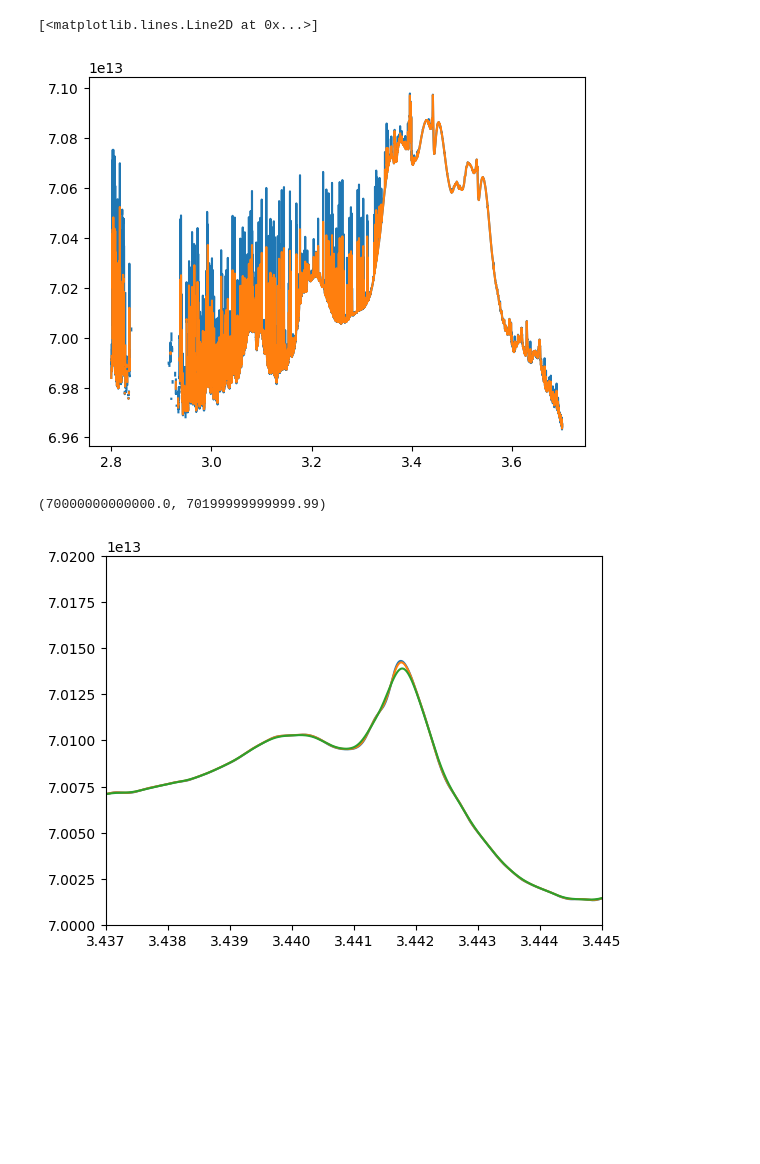
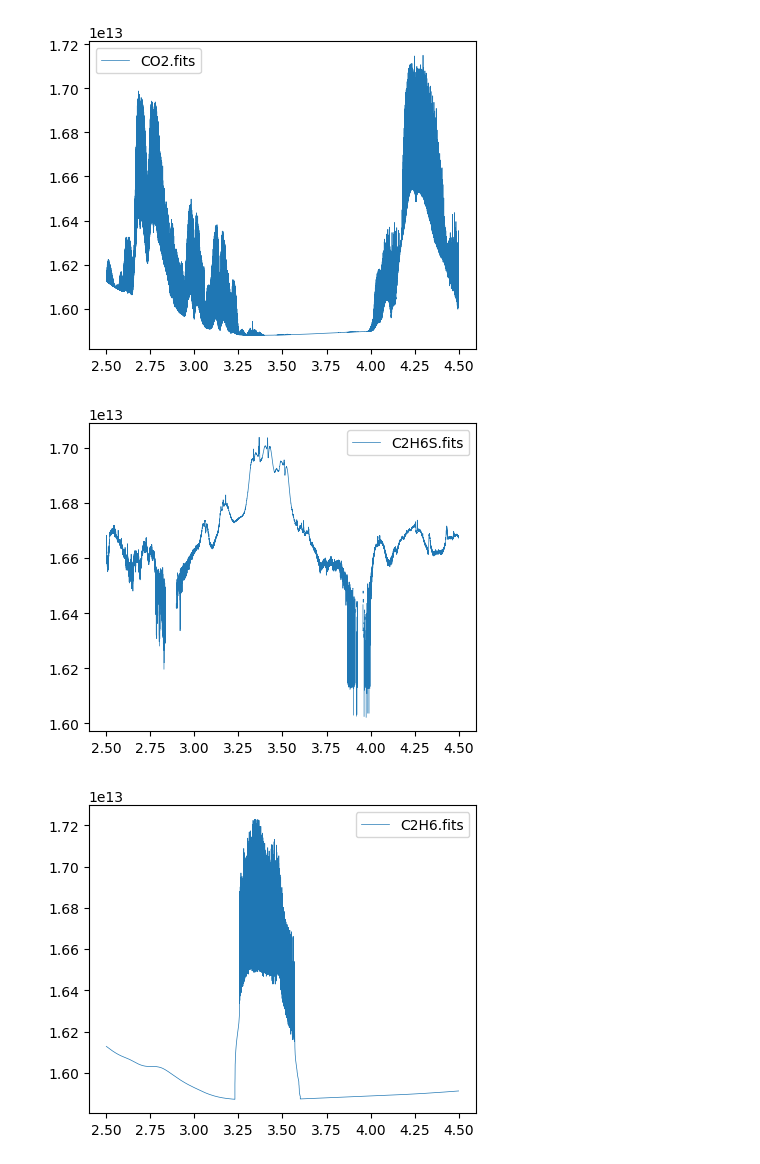
Before and after one commit to NatalieGrasser/METIS_transmission, a Jupyter notebook: METIS_transmission/debugging.ipynb, the cells around one changed output. Saved outputs shown, nothing was run; the diff lists cells and outputs as text; code cells hidden in the pictures; blank space fills up the shorter version.

Commit message:
more species, plots, option to run test on input spectrum

```diff
--- a/METIS_transmission/debugging.ipynb
+++ b/METIS_transmission/debugging.ipynb
@@ -53,20 +12,24 @@ plt.xlim(3.437,3.445)
-# %%
-plt.plot(planet_wl_um,transit_radii_um)
-plt.plot(planet_wl_um,transit_radii_um2)
-#plt.plot(planet_wl_um,transit_radii_um3)
-
-#plt.xlim(3.437,3.445)
-#plt.ylim(7*1e13,7.02*1e13)
-# %% [output]
-[<matplotlib.lines.Line2D at 0x...>]
-[figure, removed]
-# %%
-plt.plot(planet_wl_um,transit_radii_um)
-plt.plot(planet_wl_um,transit_radii_um2)
-plt.plot(planet_wl_um,transit_radii_um3)
-
-plt.xlim(3.437,3.445)
-plt.ylim(7*1e13,7.02*1e13)
-# %% [output]
-(70000000000000.0, 70199999999999.99)
-[figure, removed]
+# %%
+import pathlib
+from astropy.table import QTable
+import matplotlib.pyplot as plt
+
+spec_path = pathlib.Path('/net/lem/data1/grasser/METIS_transmission/METIS_transmission/Sorg20X/pRT_spectra')
+specs = [f for f in spec_path.iterdir()]
+
+for spec in specs:
+    tbl = QTable.read(spec)
+    wl = tbl['wavelength'] # in um
+    fl = tbl['flux'] # transit radius in um
+    if spec.name=='planet_spectrum.fits':
+        pass
+        #plt.plot(wl,fl,label=spec.name,c='k',lw=0.5,order=10)
+    else:
+        plt.figure(figsize=(5,4),dpi=100)
+        plt.plot(wl,fl,label=spec.name,lw=0.5)
+        plt.legend()
+        plt.show()
+# %% [output]
+[figure, added]
+[figure, added]
+[figure, added]
```
Also changed, not shown: parts of 7 cells of this notebook, 7 other files.
